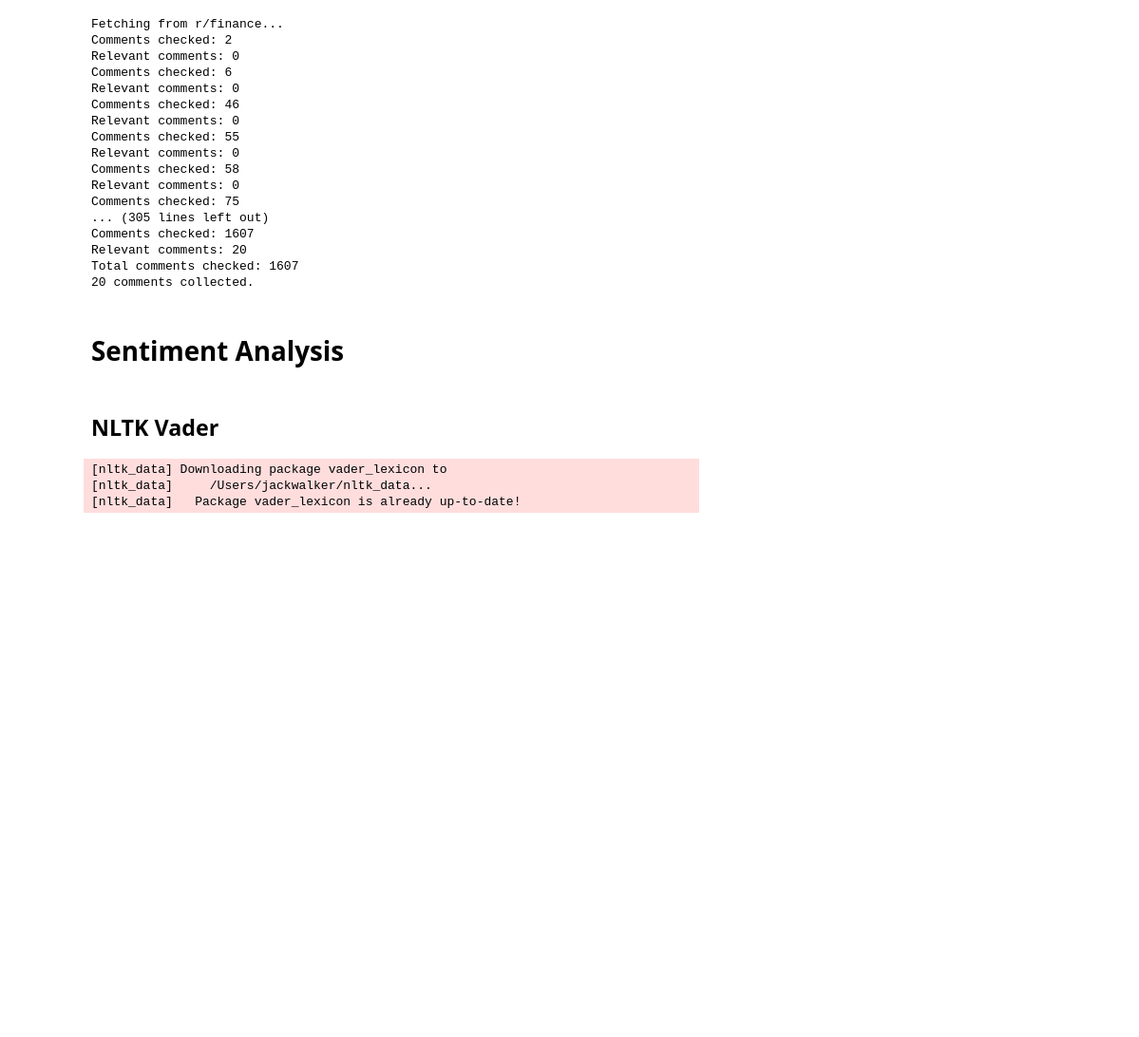
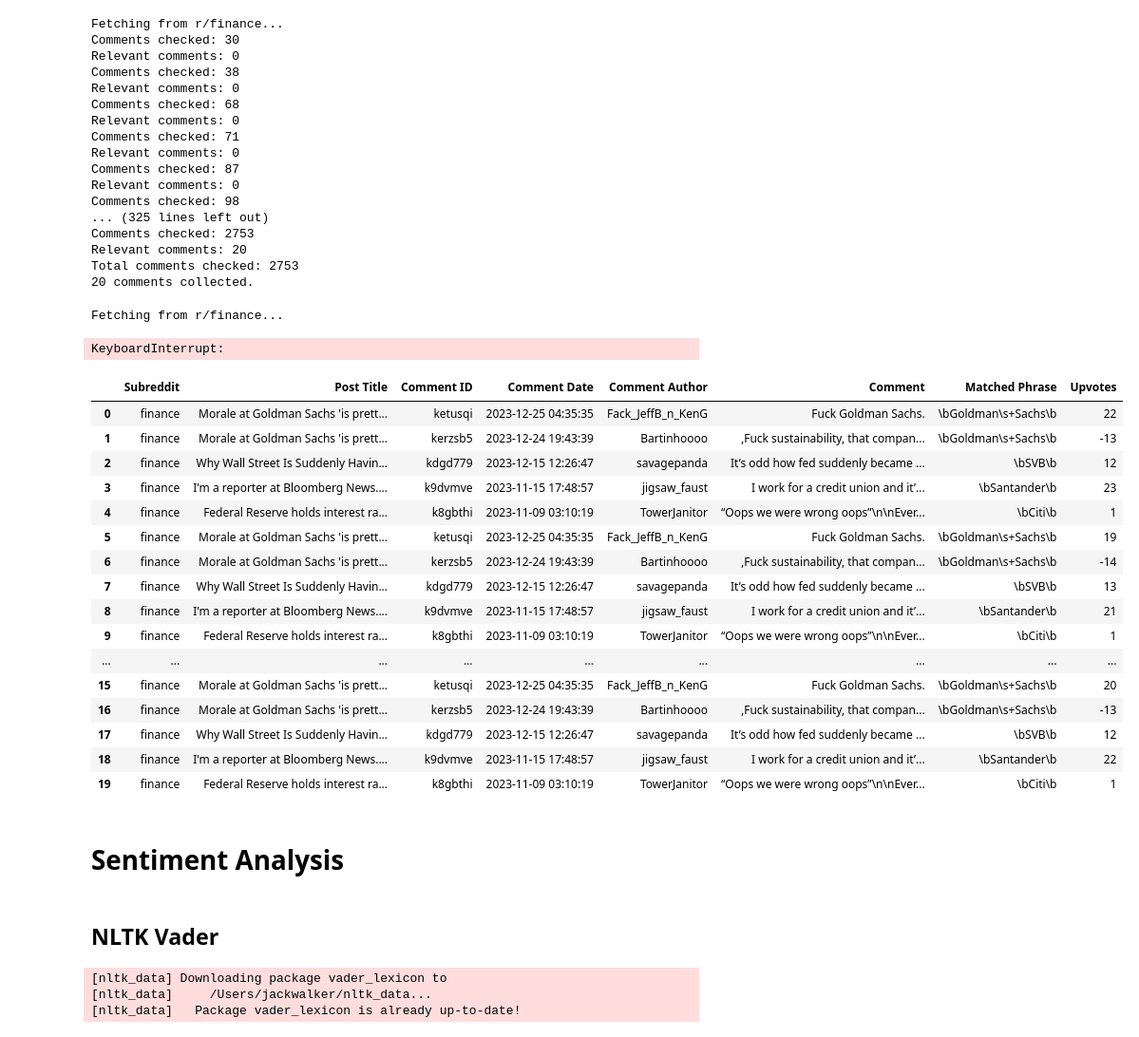
Before and after one commit to jrw22/reddit-api, a Jupyter notebook: reddit-api-connection.ipynb, the cells around one changed output. Shown at 95% size. Drawn from its saved outputs; the diff is of its cells as text; code cells hidden in the pictures; blank space fills up the shorter version.

```diff
--- a/reddit-api-connection.ipynb
+++ b/reddit-api-connection.ipynb
@@ -25,7 +26,6 @@ def fetch_comments_with_phrases(subreddits, patterns, comment_target=20):
         print(f"Fetching from r/{subreddit_name}...")
         subreddit = reddit.subreddit(subreddit_name)
 
-        post_counter = 0
         comment_counter = 0
         while len(data) < comment_target:
             for post in subreddit.new(limit=100):  # We'll retrieve posts in chunks of 100
@@ -36,13 +36,17 @@ def fetch_comments_with_phrases(subreddits, patterns, comment_target=20):
                     comment_counter += 1
                     matched_pattern = next((pattern for pattern in patterns if re.search(pattern, comment.body, re.IGNORECASE)), None)
                     if matched_pattern:
+                        comment_date = datetime.datetime.fromtimestamp(comment.created_utc).strftime('%Y-%m-%d %H:%M:%S')
                         data.append({
                             'Subreddit': subreddit_name,
                             'Post Title': post.title,
+                            'Comment ID': comment.id,
+                            'Comment Date': comment_date,
                             'Comment Author': str(comment.author),
                             'Comment': comment.body,
                             'Matched Phrase': matched_pattern,
                             'Upvotes': comment.score
+
                         })
 
                     if len(data) >= comment_target:  # If we've hit our comment target, break out
@@ -67,19 +71,19 @@ patterns = [r'\bHSBC\b', r'\bCiti\b', r'\bNatWest\b', r'\bCoutts\b', r'\bLloyds\
 df = fetch_comments_with_phrases(subreddits, patterns)
 # %% [output]
 Fetching from r/finance...
-Comments checked: 2
+Comments checked: 30
 Relevant comments: 0
-Comments checked: 6
+Comments checked: 38
 Relevant comments: 0
-Comments checked: 46
+Comments checked: 68
 Relevant comments: 0
-Comments checked: 55
+Comments checked: 71
 Relevant comments: 0
-Comments checked: 58
+Comments checked: 87
 Relevant comments: 0
-Comments checked: 75
-... (305 lines left out)
-Comments checked: 1607
+Comments checked: 98
+... (325 lines left out)
+Comments checked: 2753
 Relevant comments: 20
-Total comments checked: 1607
+Total comments checked: 2753
 20 comments collected.
@@ -86,3 +139,31 @@ Total comments checked: 1607
+# %%
+subreddits = ['finance']
+patterns = [r'\bHSBC\b', r'\bCiti\b', r'\bNatWest\b', r'\bCoutts\b', r'\bLloyds\b', r'\bBarclays\b', r'\bStandard\s+Chartered\b', r'\bSantander\b', r'\bBank\s+of\s+England\b', r'\bBoE\b', r'\bGoldman\s+Sachs\b', r'\bMorgan\s+Stanley\b', r'\bSilicon\s+Valley\s+Bank\b', r'\bSVB\b', r'\bCredit\s+Suisse\b']
+
+df = fetch_comments_from_time_period(subreddits, patterns, time_period = 24)
+# %% [output]
+Fetching from r/finance...
+KeyboardInterrupt:
+# %%
+df
+# %% [output]
+|  | Subreddit | Post Title | Comment ID | Comment Date | Comment Author | Comment | Matched Phrase | Upvotes |
+| 0 | finance | Morale at Goldman Sachs 'is prett... | ketusqi | 2023-12-25 04:35:35 | Fack_JeffB_n_KenG | Fuck Goldman Sachs. | \bGoldman\s+Sachs\b | 22 |
+| 1 | finance | Morale at Goldman Sachs 'is prett... | kerzsb5 | 2023-12-24 19:43:39 | Bartinhoooo | ‚Fuck sustainability, that compan... | \bGoldman\s+Sachs\b | -13 |
+| 2 | finance | Why Wall Street Is Suddenly Havin... | kdgd779 | 2023-12-15 12:26:47 | savagepanda | It’s odd how fed suddenly became ... | \bSVB\b | 12 |
+| 3 | finance | I'm a reporter at Bloomberg News.... | k9dvmve | 2023-11-15 17:48:57 | jigsaw_faust | I work for a credit union and it’... | \bSantander\b | 23 |
+| 4 | finance | Federal Reserve holds interest ra... | k8gbthi | 2023-11-09 03:10:19 | TowerJanitor | “Oops we were wrong oops”\n\nEver... | \bCiti\b | 1 |
+| 5 | finance | Morale at Goldman Sachs 'is prett... | ketusqi | 2023-12-25 04:35:35 | Fack_JeffB_n_KenG | Fuck Goldman Sachs. | \bGoldman\s+Sachs\b | 19 |
+| 6 | finance | Morale at Goldman Sachs 'is prett... | kerzsb5 | 2023-12-24 19:43:39 | Bartinhoooo | ‚Fuck sustainability, that compan... | \bGoldman\s+Sachs\b | -14 |
+| 7 | finance | Why Wall Street Is Suddenly Havin... | kdgd779 | 2023-12-15 12:26:47 | savagepanda | It’s odd how fed suddenly became ... | \bSVB\b | 13 |
+| 8 | finance | I'm a reporter at Bloomberg News.... | k9dvmve | 2023-11-15 17:48:57 | jigsaw_faust | I work for a credit union and it’... | \bSantander\b | 21 |
+| 9 | finance | Federal Reserve holds interest ra... | k8gbthi | 2023-11-09 03:10:19 | TowerJanitor | “Oops we were wrong oops”\n\nEver... | \bCiti\b | 1 |
+| ... | ... | ... | ... | ... | ... | ... | ... | ... |
+| 15 | finance | Morale at Goldman Sachs 'is prett... | ketusqi | 2023-12-25 04:35:35 | Fack_JeffB_n_KenG | Fuck Goldman Sachs. | \bGoldman\s+Sachs\b | 20 |
+| 16 | finance | Morale at Goldman Sachs 'is prett... | kerzsb5 | 2023-12-24 19:43:39 | Bartinhoooo | ‚Fuck sustainability, that compan... | \bGoldman\s+Sachs\b | -13 |
+| 17 | finance | Why Wall Street Is Suddenly Havin... | kdgd779 | 2023-12-15 12:26:47 | savagepanda | It’s odd how fed suddenly became ... | \bSVB\b | 12 |
+| 18 | finance | I'm a reporter at Bloomberg News.... | k9dvmve | 2023-11-15 17:48:57 | jigsaw_faust | I work for a credit union and it’... | \bSantander\b | 22 |
+| 19 | finance | Federal Reserve holds interest ra... | k8gbthi | 2023-11-09 03:10:19 | TowerJanitor | “Oops we were wrong oops”\n\nEver... | \bCiti\b | 1 |
 # %% [markdown]
 # Sentiment Analysis
 # %% [markdown]
```
Also changed, not shown: parts of 2 cells of this notebook, 1 other file.
